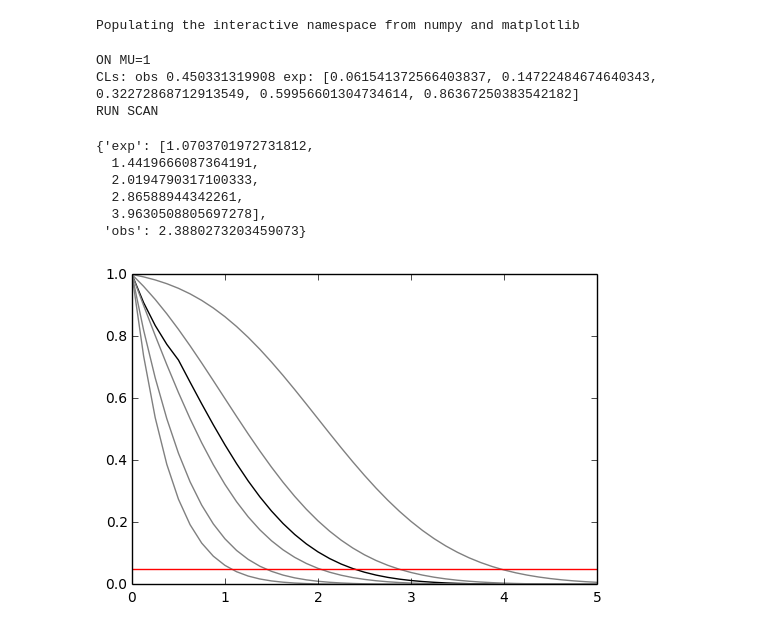
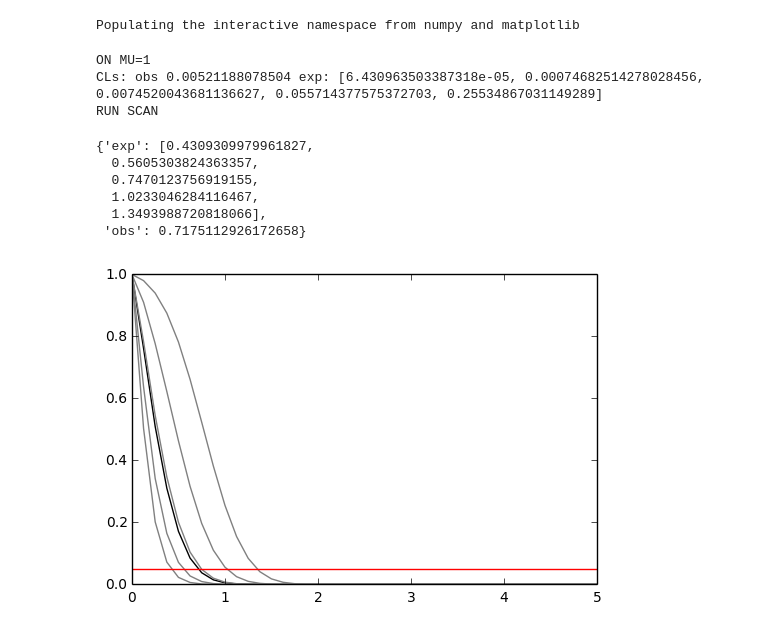
Before and after one commit to lukasheinrich/histfactory_validation, a Jupyter notebook: oneBin_Pois/multiBinPois.ipynb, the cells around one changed output. Saved outputs shown, nothing was run; the diff lists cells and outputs as text; code cells hidden in the pictures.

Commit message:
separate constraints from data

```diff
--- a/oneBin_Pois/multiBinPois.ipynb
+++ b/oneBin_Pois/multiBinPois.ipynb
@@ -19,9 +19,15 @@ def expected_counts(pars,s,constants):
     background_counts = nuisance_pars
     tau_constants     = constants
 
-    expected = []
+    expected_actual = []
+    expected_constraints = []
+
+
     for s,b,tau in zip(signal_counts, background_counts, tau_constants):
-        expected += [s+b,tau*b]
+        expected_actual.append(s+b)
+        expected_constraints.append(tau*b)
+
+    expected = expected_actual + expected_constraints
     return expected
 
 def model_pdf(pars, data, s, constants):
@@ -100,14 +106,18 @@ def runOnePoint(muTest, data,constants,s,init_pars,par_bounds):
     return qmu_v,qmuA_v,sigma,CLsb,CLb,CLs,CLs_exp
 
 def runOnePoint_nbdelta(muTest, observed_counts,backgrounds_incl_uncert,nominal_signals, init_pars,par_bounds):
-    data = []
     constants = []
+    actual_data = []
+    constraint_data = []
 
     for n, b_incl_uncert, snom in zip(observed_counts,backgrounds_incl_uncert,nominal_signals):
         b, deltab = b_incl_uncert
         tau = b/deltab/deltab
-        data += [n, tau*b]
+        actual_data.append(n)
+        constraint_data.append(tau*b)
         constants.append(tau)
+
+    data = actual_data + constraint_data
 
     s = lambda mu: [mu*snom for snom in nominal_signals]  # signal_counts as function of signal strength
     return runOnePoint(muTest, data,constants,s,init_pars,par_bounds)
@@ -138,8 +148,8 @@ source = {
     "sig":     [30.0, 45.0]
   }
 }
-import json
-source = json.load(open('./data/source.json'))
+# import json
+# source = json.load(open('./data/source.json'))
 
 
 my_observed_counts = source['bindata']['data']
@@ -147,38 +157,38 @@ my_background_counts = zip(source['bindata']['bkg'],source['bindata']['bkgerr'])
 my_signal_counts = source['bindata']['sig']
 init_pars = [1.0] + [b[0] for b in my_background_counts]
 par_bounds = [[0,10]] + [[0.5*b,2.*b] for b,db in my_background_counts]
 
 # print my_observed_counts
 # print my_background_counts
 # print my_signal_counts
 # print init_pars
 # print par_bounds
 # runOnePoint_nbdelta(1.0,my_observed_counts,my_background_counds,my_signal_counts,init_pars,par_bounds)
 
 
 print 'ON MU=1'
 d = runOnePoint_nbdelta(1.0,my_observed_counts,my_background_counts,my_signal_counts,init_pars,par_bounds)
 print 'CLs: obs {} exp: {}'.format(1./d[-2],[1./x for x in d[-1]])
 
 print 'RUN SCAN'
 
 
 mutests = np.linspace(0,5,41)
 tests = [runOnePoint_nbdelta(muTest,my_observed_counts,my_background_counts,my_signal_counts,init_pars,par_bounds) for muTest in mutests]
 cls_obs = [1./test[-2]  for test in tests]
 cls_exp = [[1./(test[-1][i])  for test in tests] for i in range(5)]
 
 plot_results(mutests, cls_obs, cls_exp)
 
 invert_interval(mutests, cls_obs, cls_exp)
 # %% [output]
 ON MU=1
-CLs: obs 0.450331319908 exp: [0.061541372566403837, 0.14722484674640343, 0.32272868712913549, 0.59956601304734614, 0.86367250383542182]
+CLs: obs 0.00521188078504 exp: [6.430963503387318e-05, 0.00074682514278028456, 0.0074520043681136627, 0.055714377575372703, 0.25534867031149289]
 RUN SCAN
-{'exp': [1.0703701972731812,
-  1.4419666087364191,
-  2.0194790317100333,
-  2.86588944342261,
-  3.9630508805697278],
- 'obs': 2.3880273203459073}
+{'exp': [0.4309309979961827,
+  0.5605303824363357,
+  0.7470123756919155,
+  1.0233046284116467,
+  1.3493988720818066],
+ 'obs': 0.7175112926172658}
-[figure, old version]
+[figure, new version]
```
